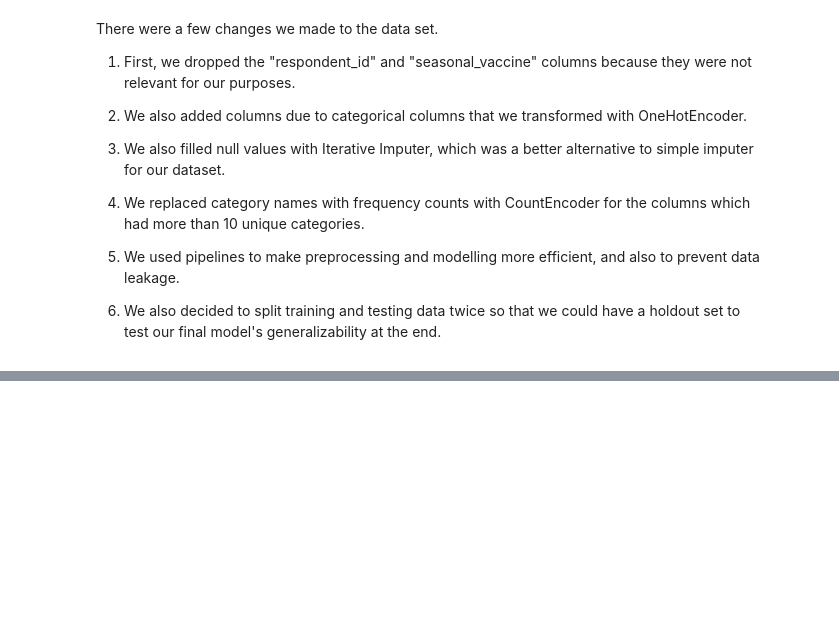
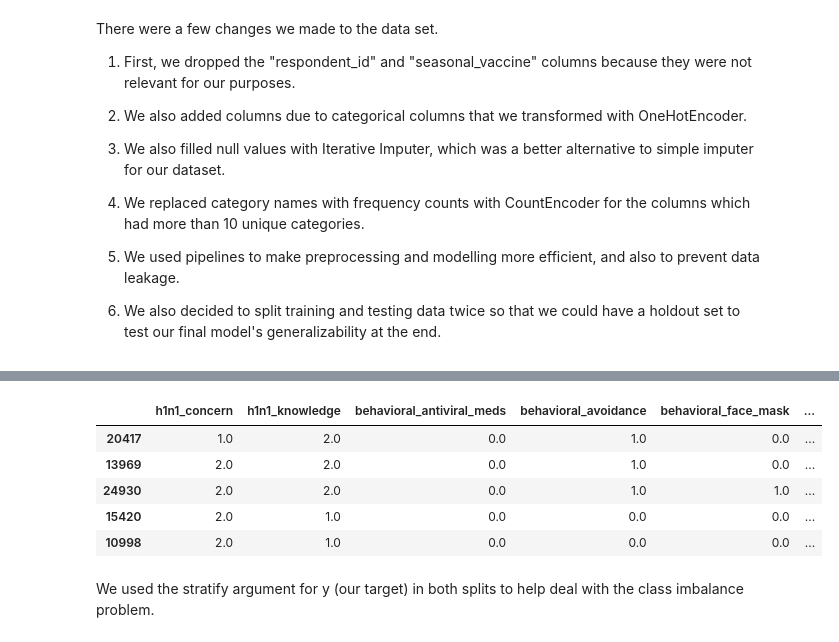
Before and after one commit to laaria-chris/H1N1-VACCINATION-PREDICTION-MODEL, a Jupyter notebook: MAIN_NOTEBOOK.ipynb, the cells around one changed output, grey strips where cells are left out. Saved outputs shown, nothing was run; the diff lists cells and outputs as text; code cells hidden in the pictures; blank space fills up the shorter version.

```diff
--- a/MAIN_NOTEBOOK.ipynb
+++ b/MAIN_NOTEBOOK.ipynb
@@ -351,0 +364,9 @@ X_train, X_hold, y_train, y_hold = train_test_split(X, y, test_size=0.2, random_
+# %%
+X_train.head()
+# %% [output]
+|  | h1n1_concern | h1n1_knowledge | behavioral_antiviral_meds | behavioral_avoidance | behavioral_face_mask | ... |
+| 20417 | 1.0 | 2.0 | 0.0 | 1.0 | 0.0 | ... |
+| 13969 | 2.0 | 2.0 | 0.0 | 1.0 | 0.0 | ... |
+| 24930 | 2.0 | 2.0 | 0.0 | 1.0 | 1.0 | ... |
+| 15420 | 2.0 | 1.0 | 0.0 | 0.0 | 0.0 | ... |
+| 10998 | 2.0 | 1.0 | 0.0 | 0.0 | 0.0 | ... |
@@ -351,0 +376,2 @@ X_train, X_hold, y_train, y_hold = train_test_split(X, y, test_size=0.2, random_
+# %% [markdown]
+We used the stratify argument for y (our target) in both splits to help deal with the class imbalance problem.
```
Also changed, not shown: parts of 11 cells of this notebook.
